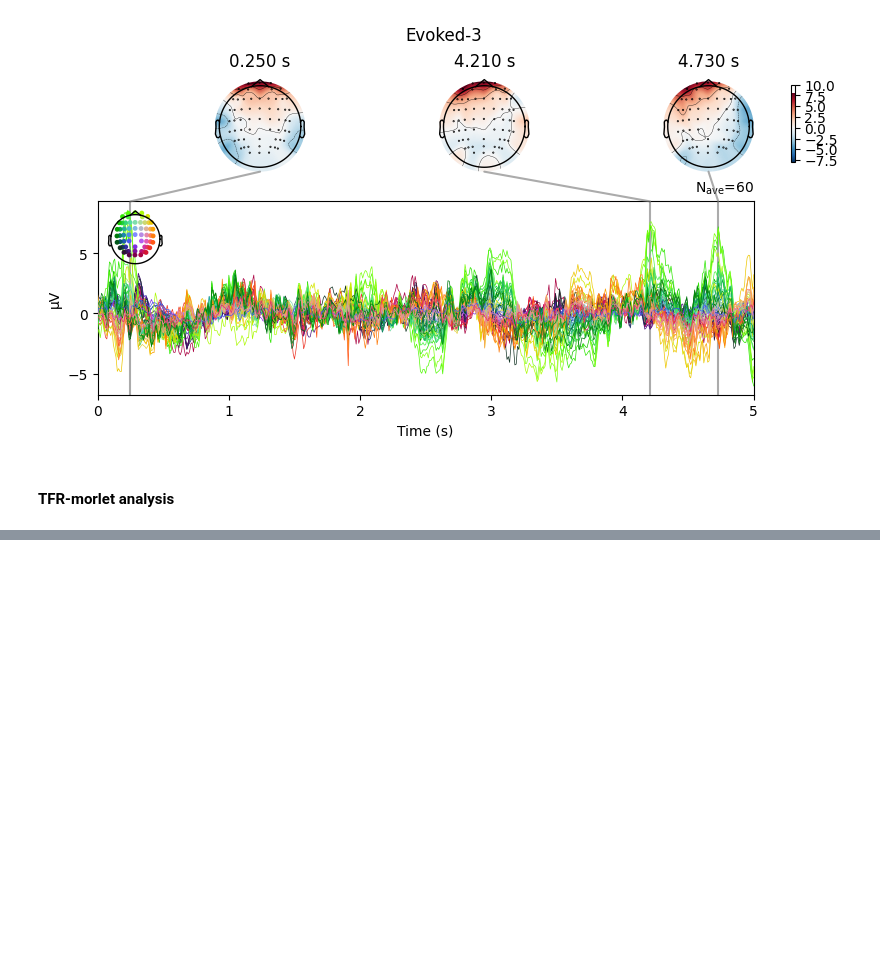
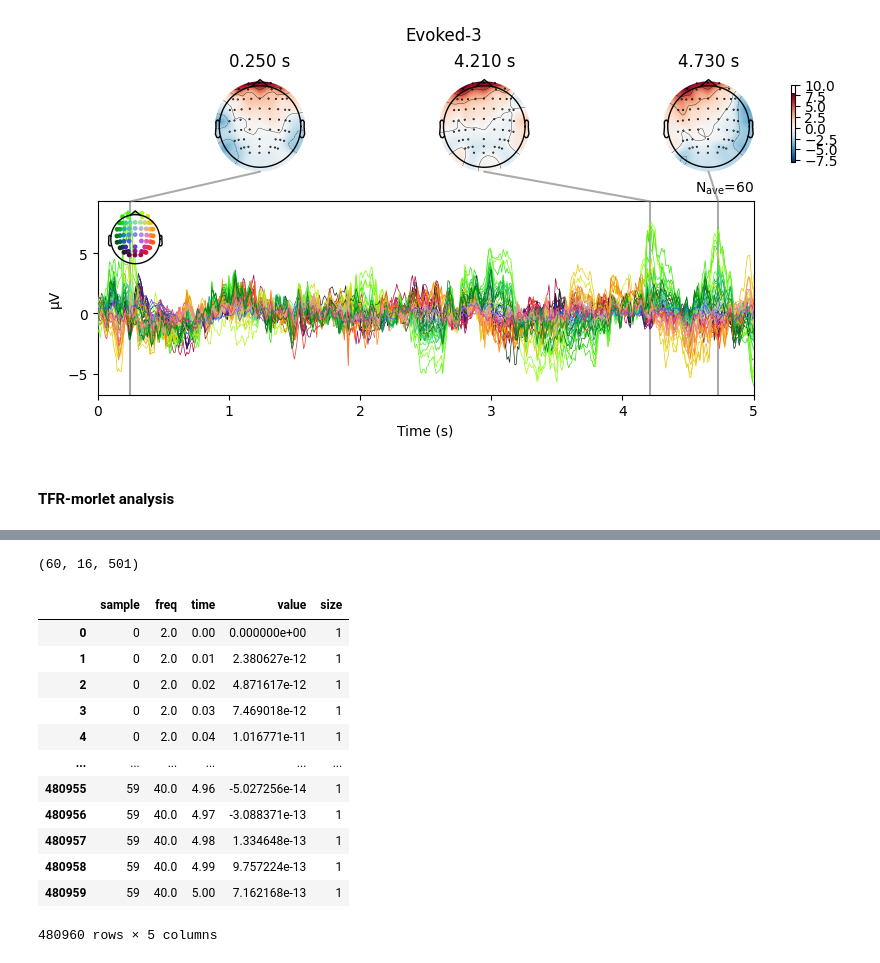
Before and after one commit to listenzcc/eeg-for-everyone-v1, a Jupyter notebook: backend/mi.ipynb, the cells around one changed output, grey strips where cells are left out. Drawn from its saved outputs; the diff is of its cells as text; code cells hidden in the pictures; blank space fills up the shorter version.

```diff
--- a/backend/mi.ipynb
+++ b/backend/mi.ipynb
@@ -261,0 +288,35 @@ IndexError: list index out of range
+# %%
+array.shape
+# %% [output]
+(60, 16, 501)
+# %%
+import plotly.express as px
+import pandas as pd
+
+from tqdm.auto import tqdm
+
+data = []
+
+for i in tqdm(range(array.shape[0]), 'Loading data'):
+    for j, freq in enumerate(freqs):
+        data.extend(
+            dict(sample=i, freq=freq, time=time, value=array[i, j, k])
+            for k, time in enumerate(times)
+        )
+df = pd.DataFrame(data)
+df['size'] = 1
+df
+# %% [output]
+|  | sample | freq | time | value | size |
+| 0 | 0 | 2.0 | 0.00 | 0.000000e+00 | 1 |
+| 1 | 0 | 2.0 | 0.01 | 2.380627e-12 | 1 |
+| 2 | 0 | 2.0 | 0.02 | 4.871617e-12 | 1 |
+| 3 | 0 | 2.0 | 0.03 | 7.469018e-12 | 1 |
+| 4 | 0 | 2.0 | 0.04 | 1.016771e-11 | 1 |
+| ... | ... | ... | ... | ... | ... |
+| 480955 | 59 | 40.0 | 4.96 | -5.027256e-14 | 1 |
+| 480956 | 59 | 40.0 | 4.97 | -3.088371e-13 | 1 |
+| 480957 | 59 | 40.0 | 4.98 | 1.334648e-13 | 1 |
+| 480958 | 59 | 40.0 | 4.99 | 9.757224e-13 | 1 |
+| 480959 | 59 | 40.0 | 5.00 | 7.162168e-13 | 1 |
+480960 rows × 5 columns
```
Also changed, not shown: parts of 7 cells of this notebook.
